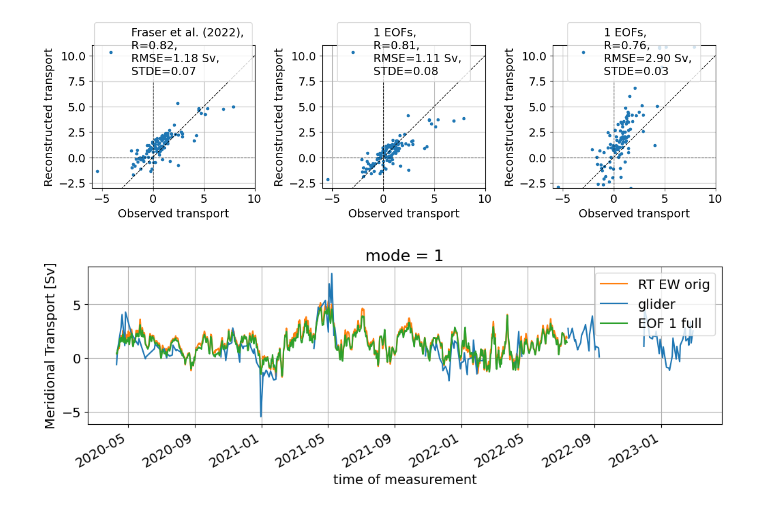
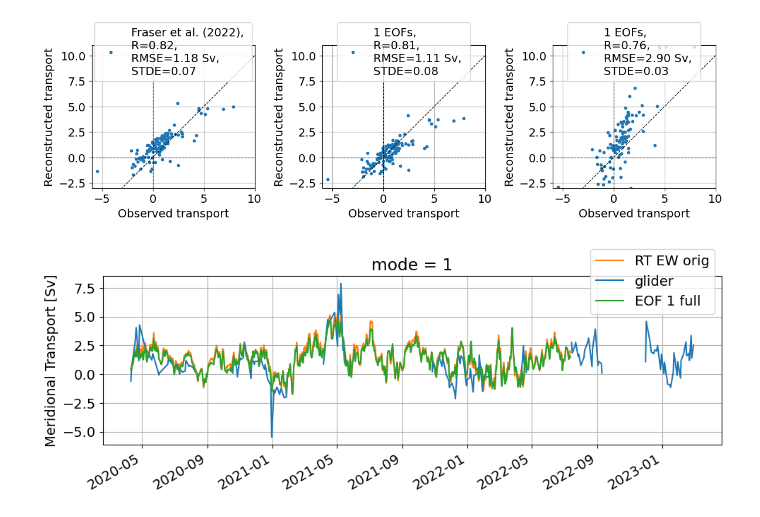
Before and after one commit to ScotMarPhys/Rockall_Trough_Transports, a Jupyter notebook: notebooks/2.0_Rockall_Trough_glider_EW_EOF_2020_2023.ipynb, the cells around one changed output. Saved outputs shown, nothing was run; the diff lists cells and outputs as text; code cells hidden in the pictures.

```diff
--- a/notebooks/2.0_Rockall_Trough_glider_EW_EOF_2020_2023.ipynb
+++ b/notebooks/2.0_Rockall_Trough_glider_EW_EOF_2020_2023.ipynb
@@ -557,11 +560,15 @@ plt.tight_layout()
 # %% [output]
 [figure]
 # %%
-fig,axs = plt.subplots(1,1,figsize=[12,3])
+fig,axs = plt.subplots(1,1,figsize=[10,4])
 ax=axs
 rt_eof.plot_transport(Q_glider_nan,Q_rec,Q_moor,ax=ax,mode_no=1,mean=False)
+ax.legend(loc='upper right', bbox_to_anchor=(1.0, 1.2))
+ax.set_xlabel('');
+plt.tight_layout()
+fig.savefig('Glider_eof.png',bbox_inches='tight',dpi=300)
 # %% [output]
-[figure, old version]
+[figure, new version]
 # %%
 fig,axs = plt.subplots(1,1,figsize=[12,3])
 ax=axs
```
Also changed, not shown: parts of 15 cells of this notebook, 10 other files.
